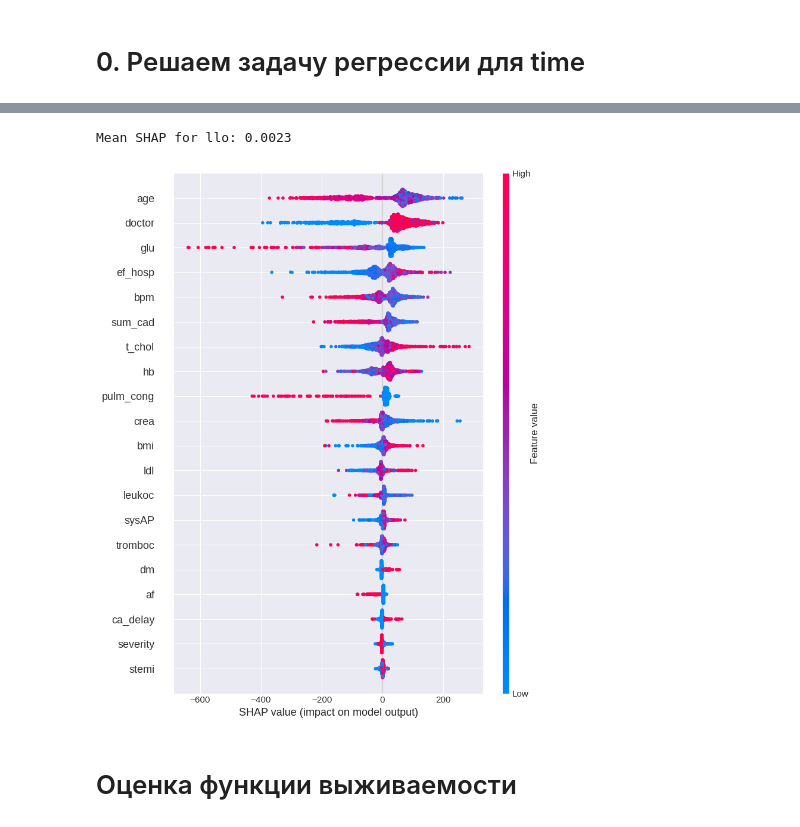
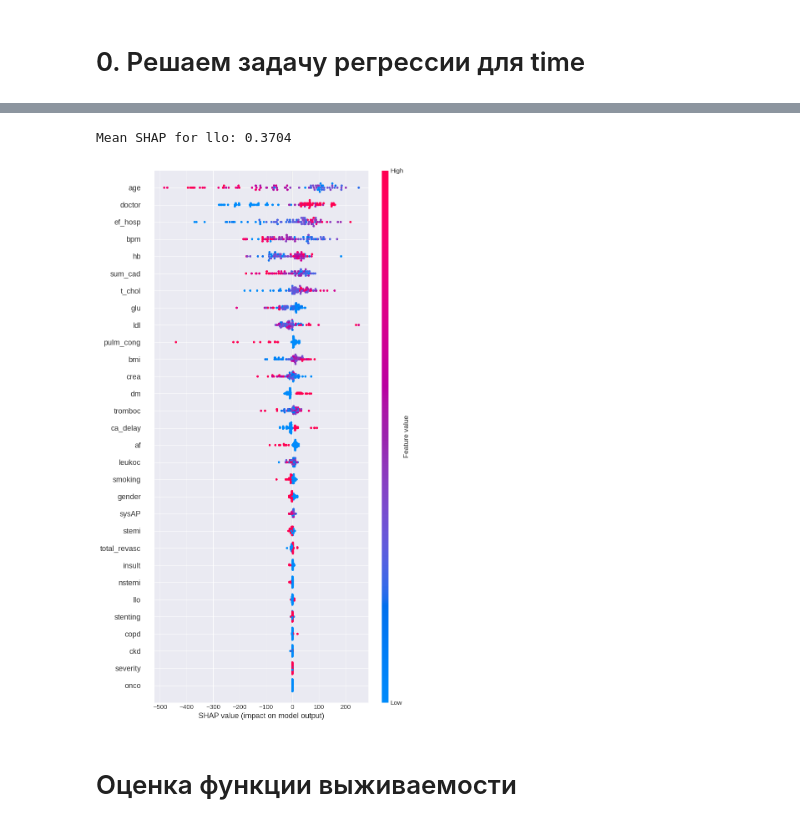
Before and after one commit to D2718281828nis/BioMedAI-Heart-Desease-LifeTime-Forecast, a Jupyter notebook: Survival-function-analysys.ipynb, the cells around one changed output, grey strips where cells are left out. Drawn from its saved outputs; the diff is of its cells as text; code cells hidden in the pictures.

```diff
--- a/Survival-function-analysys.ipynb
+++ b/Survival-function-analysys.ipynb
@@ -196,15 +227,0 @@ X = df_downsampled.drop(columns=columns_to_drop_for_regressor)
-# %%
-# Store the feature names that gb_reg was trained on
-original_gb_reg_features = X.columns.tolist()
-
-#делим выборку на тестовую и тренировочную
-X_train, X_test, y_train, y_test = train_test_split(
-    X, y, test_size=0.2, random_state=37
-)
-
-#данные имеют разную природу, поэтому нужно их стандартизовать
-scaler = StandardScaler()
-X_train_sc = scaler.fit_transform(X_train)
-X_test_sc  = scaler.transform(X_test)
-
-print(f"Train: {X_train.shape}  |  Test: {X_test.shape}")
@@ -248,15 +280,0 @@ X = df_upsampled.drop(columns=columns_to_drop_for_regressor)
-# %%
-# Store the feature names that gb_reg was trained on
-original_gb_reg_features = X.columns.tolist()
-
-#делим выборку на тестовую и тренировочную
-X_train, X_test, y_train, y_test = train_test_split(
-    X, y, test_size=0.2, random_state=37
-)
-
-#данные имеют разную природу, поэтому нужно их стандартизовать
-scaler = StandardScaler()
-X_train_sc = scaler.fit_transform(X_train)
-X_test_sc  = scaler.transform(X_test)
-
-print(f"Train: {X_train.shape}  |  Test: {X_test.shape}")
@@ -332,7 +346,7 @@ Decision Tree (max_depth=10)
 Внимание: разрыв Train/Test > 0.1 — возможно переобучение!
 # %%
 # случайный лес
-rf_reg = RandomForestRegressor(n_estimators=100, random_state=42, max_depth=10)
+rf_reg = RandomForestRegressor(n_estimators=500, random_state=42, max_depth=30)
 rf_reg.fit(X_train_sc, y_train)
 
 y_pred_rf = rf_reg.predict(X_test_sc)
@@ -367,6 +381,6 @@ Random Forest (100 деревьев, max_depth=10)
 # %%
 # градиентный бустинг
-gb_reg = GradientBoostingRegressor(n_estimators=30, random_state=42, max_depth=5)
+gb_reg = GradientBoostingRegressor(n_estimators=50, random_state=42, max_depth=5)
 gb_reg.fit(X_train_sc, y_train)
 
 y_pred_gb = gb_reg.predict(X_test_sc)
@@ -653,15 +660,18 @@ Real Outlier Samples from the original `data` DataFrame:
 # %%
 import shap
 explainer = shap.TreeExplainer(gb_reg)
 shap_values = explainer.shap_values(X_test_sc)
 
 # Усреднённое влияние llo на вероятность result=1
-llo_idx = list(X_test.columns).index('llo')
+llo_idx = list(X_balanced.columns).index('llo')
 print(f"Mean SHAP for llo: {shap_values[:, llo_idx].mean():.4f}")
-shap.summary_plot(shap_values, X_test, feature_names=X_test.columns)
+shap.summary_plot(shap_values, X_test_sc,
+                  feature_names=X_balanced.columns,
+                  max_display=len(X_balanced.columns)
+                  )
 # %% [output]
-Mean SHAP for llo: 0.0023
+Mean SHAP for llo: 0.3704
-[figure, old version]
+[figure, new version]
 # %% [markdown]
 # Оценка функции выживаемости
 # %% [markdown]
```
Also changed, not shown: parts of 46 cells of this notebook.
